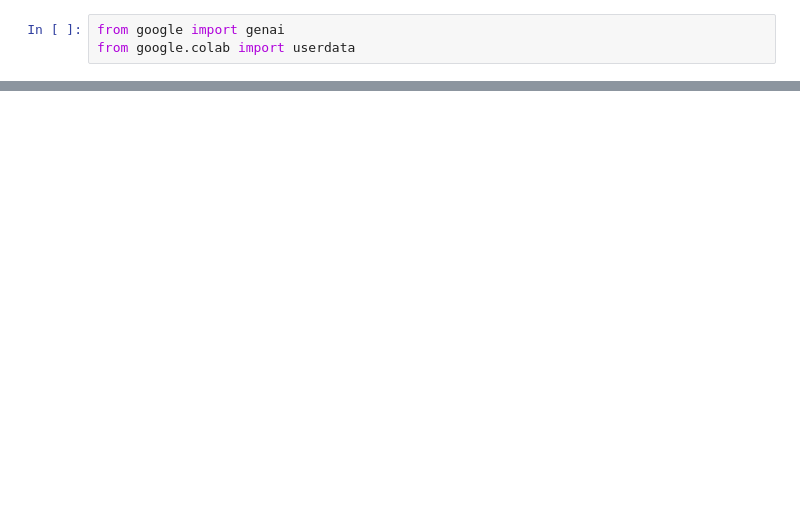
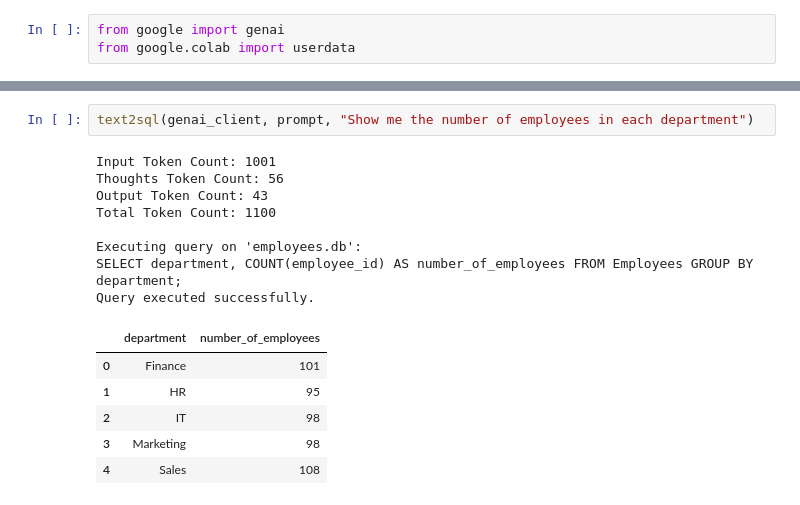
Before and after one commit to DarshanSKReddy/ML-Deep-Learning-GenAI-21D21P, a Jupyter notebook: Day 15 - Talk to Your Data: Building a Natural Language to SQL Generator/15_Talk_to_Your_Data_Building_a_Natural_Language_to_SQL_Generator.ipynb, the cells around one changed output, grey strips where cells are left out. Saved outputs shown, nothing was run; the diff lists cells and outputs as text; blank space fills up the shorter version.

```diff
--- a/Day 15 - Talk to Your Data: Building a Natural Language to SQL Generator/15_Talk_to_Your_Data_Building_a_Natural_Language_to_SQL_Generator.ipynb
+++ b/Day 15 - Talk to Your Data: Building a Natural Language to SQL Generator/15_Talk_to_Your_Data_Building_a_Natural_Language_to_SQL_Generator.ipynb
@@ -651,0 +264,17 @@ Can you create dataset for employees with at least 2 tables, and share the resul
+# %%
+text2sql(genai_client, prompt, "Show me the number of employees in each department")
+# %% [output]
+Input Token Count: 1001
+Thoughts Token Count: 56
+Output Token Count: 43
+Total Token Count: 1100
+
+Executing query on 'employees.db':
+SELECT department, COUNT(employee_id) AS number_of_employees FROM Employees GROUP BY department;
+Query executed successfully.
+|  | department | number_of_employees |
+| 0 | Finance | 101 |
+| 1 | HR | 95 |
+| 2 | IT | 98 |
+| 3 | Marketing | 98 |
+| 4 | Sales | 108 |
```
Also changed, not shown: parts of 76 cells of this notebook, 1 other file.
